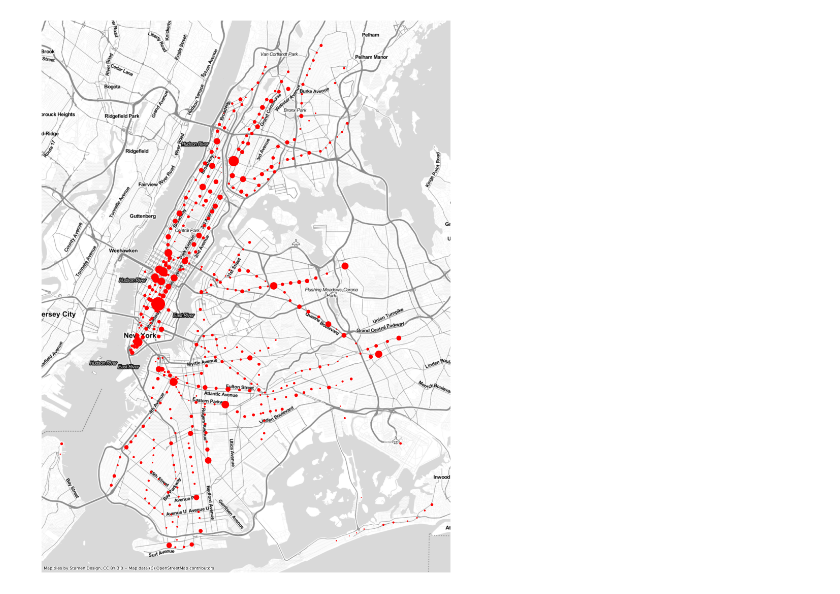
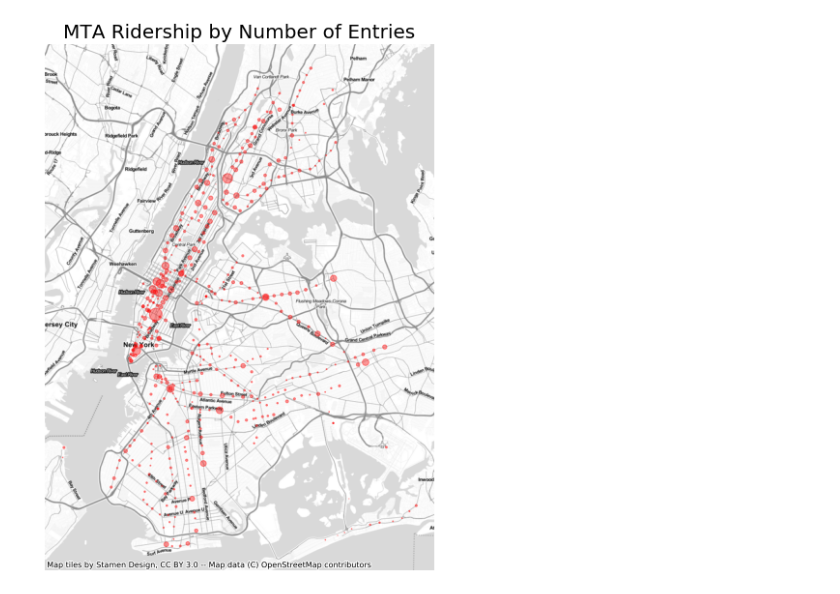
Before and after one commit to ilanazane/Covid-19-and-Subway-System, a Jupyter notebook: Visualizations.ipynb, the cells around one changed output. Cells and saved outputs as stored; diff of their text form; code cells hidden in the pictures.

```diff
--- a/Visualizations.ipynb
+++ b/Visualizations.ipynb
@@ -9,6 +12,6 @@ import folium
 # %%
 pd.options.display.float_format = '{:.6f}'.format
-mta = pd.read_csv('./cleaned/cleaned_turnstile_200425.csv', parse_dates=['DATE'])
+mta = pd.read_csv('./cleaned/cleaned_turnstile_200411.csv', parse_dates=['DATE'])
 mta.set_index(['DATE'], inplace=True)
 # %%
 with pd.option_context('display.max_rows', None, 'display.max_columns', None):
@@ -55,10 +28,12 @@ map.save('map.html')
 # %%
 daily_mta = mta.loc[mta.index.unique()[0], :]
 geo_mta = gpd.GeoDataFrame(daily_mta, geometry=gpd.points_from_xy(daily_mta['LONGITUDE'], daily_mta['LATITUDE']))
 geo_mta.crs = 'epsg:4326'
 geo_mta = geo_mta.to_crs(epsg=3857)
-ax = geo_mta.plot(figsize=(20, 20), color='red', markersize=geo_mta['ENTRIES_DIFF']/30)
-ctx.add_basemap(ax, source=ctx.providers.Stamen.TonerLite, zoom='auto', crs=geo_mta.crs)
+ax = geo_mta.plot(figsize=(10, 10), color='red', alpha=0.4, markersize=geo_mta['ENTRIES_DIFF']/120)
+ctx.add_basemap(ax, source=ctx.providers.Stamen.TonerLite)
+ax.set_title('MTA Ridership by Number of Entries', fontdict={'fontsize': '20'})
 ax.set_axis_off()
+plt.savefig('./test.png', dpi=100, bbox_inches='tight')
 # %% [output]
-[figure, old version]
+[figure, new version]
```
Also changed, not shown: parts of 4 cells of this notebook, 20 other files.
